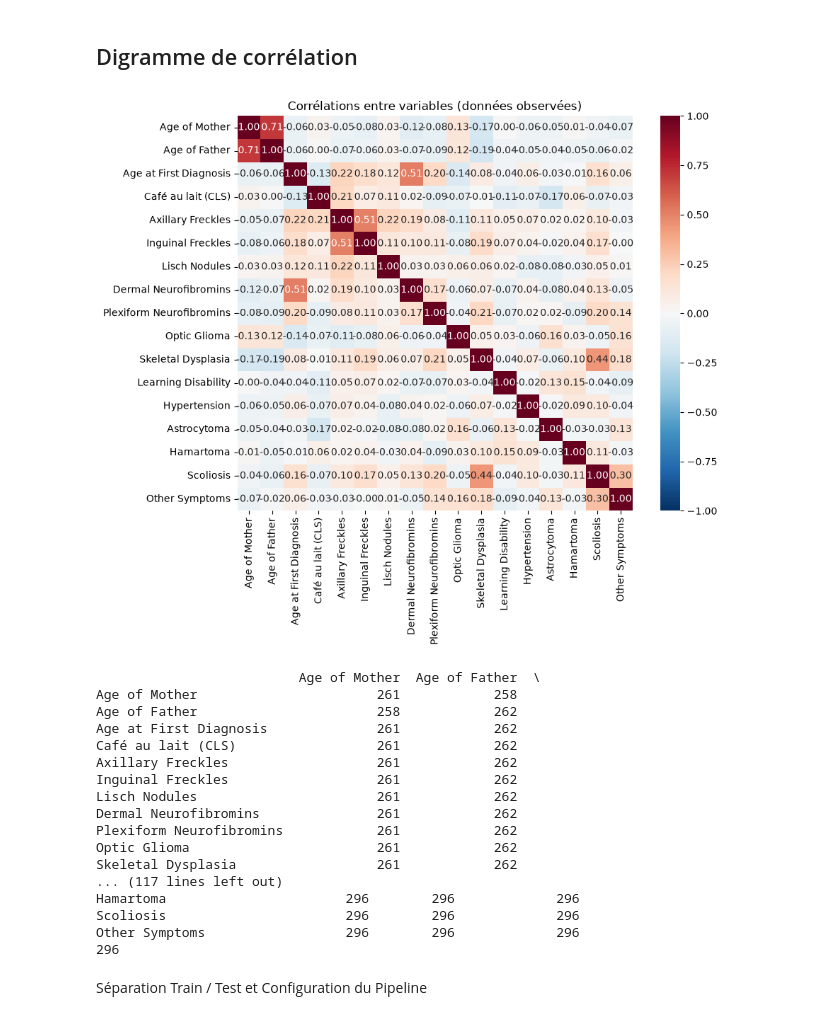
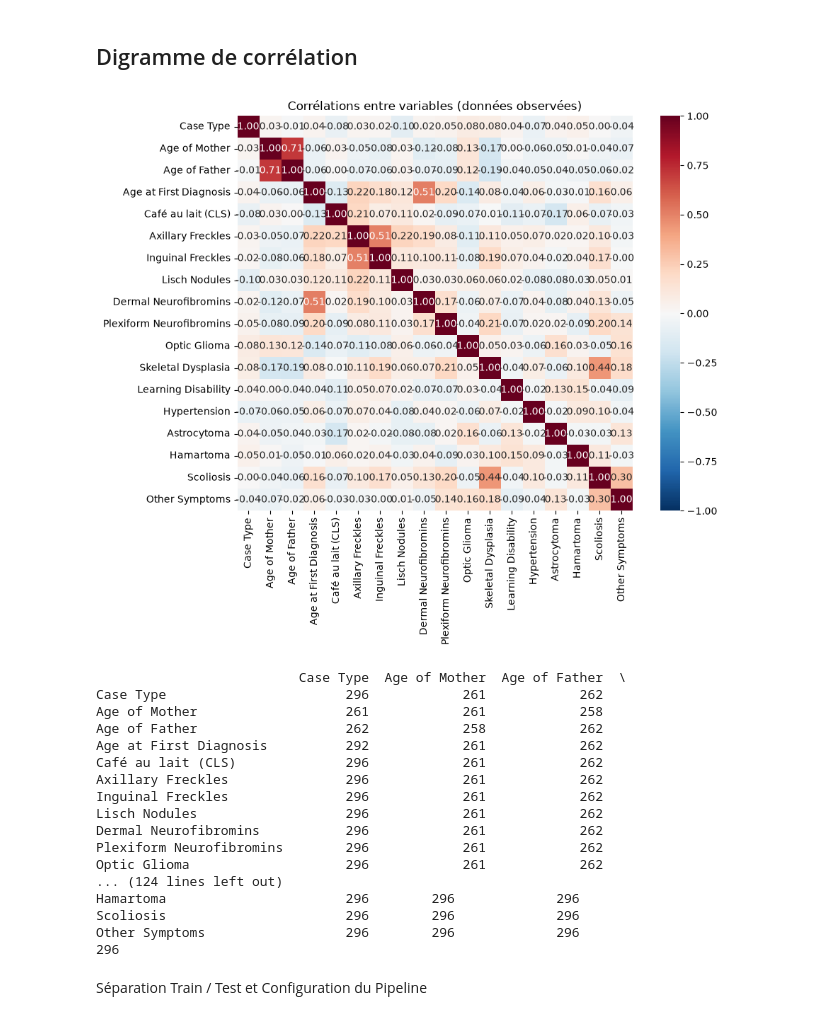
Before and after one commit to Mouhamadoukandji/nf1, a Jupyter notebook: notebooks/001_explorations.ipynb, the cells around one changed output. Saved outputs shown, nothing was run; the diff lists cells and outputs as text; code cells hidden in the pictures.

```diff
--- a/notebooks/001_explorations.ipynb
+++ b/notebooks/001_explorations.ipynb
@@ -209,34 +209,34 @@ Même conclusion que l'âge du père
 ## Digramme de corrélation
 # %%
 import seaborn as sns
-cols_bin =  df.drop(columns=["Case Type", "Tumour Case", "Unnamed: 0"])
+cols_bin =  df.drop(columns=["Tumour Case", "Unnamed: 0"])
 corr = cols_bin.corr()
 
 plt.figure(figsize=(10, 8))
 sns.heatmap(corr, annot=True, fmt=".2f", cmap="RdBu_r", vmin=-1, vmax=1, square=True)
 plt.title("Corrélations entre variables (données observées)")
 plt.tight_layout()
 plt.show()
 
 obs = cols_bin.notna().astype(int)
 n_paires = obs.T @ obs
 print(n_paires)
 print(len(df))
 # %% [output]
-[figure, old version]
+[figure, new version]
-                          Age of Mother  Age of Father  \
-Age of Mother                       261            258
-Age of Father                       258            262
-Age at First Diagnosis              261            262
-Café au lait (CLS)                  261            262
-Axillary Freckles                   261            262
-Inguinal Freckles                   261            262
-Lisch Nodules                       261            262
-Dermal Neurofibromins               261            262
-Plexiform Neurofibromins            261            262
-Optic Glioma                        261            262
-Skeletal Dysplasia                  261            262
-... (117 lines left out)
+                          Case Type  Age of Mother  Age of Father  \
+Case Type                       296            261            262
+Age of Mother                   261            261            258
+Age of Father                   262            258            262
+Age at First Diagnosis          292            261            262
+Café au lait (CLS)              296            261            262
+Axillary Freckles               296            261            262
+Inguinal Freckles               296            261            262
+Lisch Nodules                   296            261            262
+Dermal Neurofibromins           296            261            262
+Plexiform Neurofibromins        296            261            262
+Optic Glioma                    296            261            262
+... (124 lines left out)
 Hamartoma                       296        296             296
 Scoliosis                       296        296             296
 Other Symptoms                  296        296             296
```
Also changed, not shown: parts of 2 cells of this notebook.
